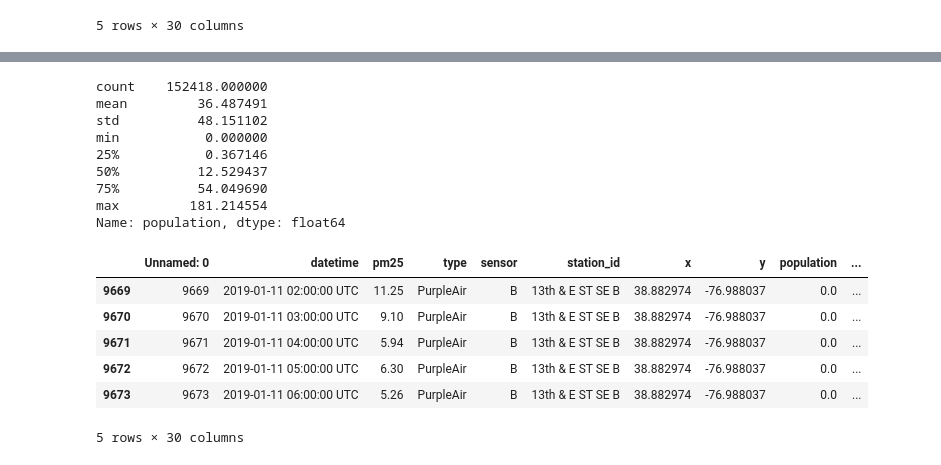
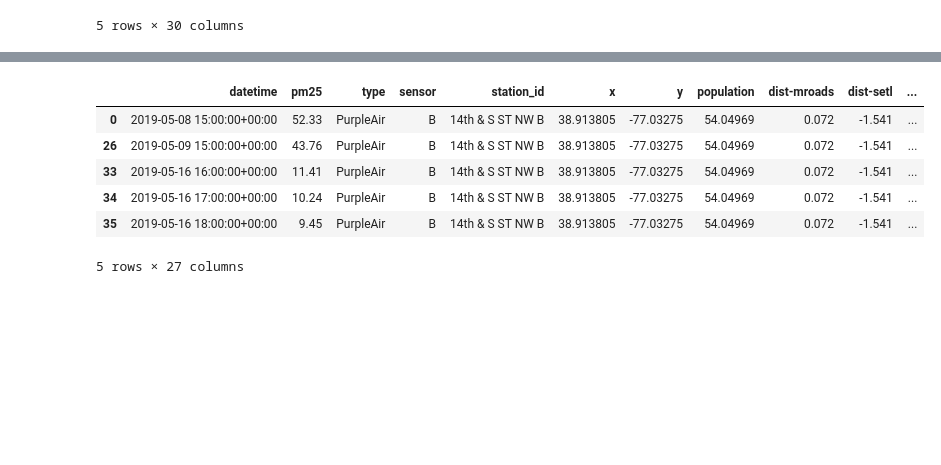
Before and after one commit to georgetown-analytics/Air-Pollution, a Jupyter notebook: data/Data extraction & wrangling.ipynb, the cells around one changed output, grey strips where cells are left out. Drawn from its saved outputs; the diff is of its cells as text; code cells hidden in the pictures; blank space fills up the shorter version.

Commit message:
AQI and cleaning

```diff
--- a/data/Data extraction & wrangling.ipynb
+++ b/data/Data extraction & wrangling.ipynb
@@ -336,0 +411,8 @@ df['VIS'] = data[0].str.lstrip('0')
+# %%
+df_filter = (df.pm25 > 1) & (df.pm25 < 500)
+print("{} records - {} outliers = {} valid records".format(len(df), len(df) - len(df[df_filter]), len(df[df_filter])))
+df_clean = df[df_filter]
+df_clean = df_clean.drop_duplicates(subset=['station_id', 'datetime', 'sensor', 'x', 'y'])
+df_clean=df_clean.drop([ "date", "datehour", "24hr", "Unnamed: 0"], axis=1)
+print(len(df_clean))
+df_clean.columns
@@ -337 +427,26 @@ df['VIS'] = data[0].str.lstrip('0')
+# %%
+#@todo COMPUTE real PM25
+
+#help of
+#https://stackoverflow.com/questions/36969174/pandas-average-value-for-the-past-n-days
+#https://pandas.pydata.org/pandas-docs/stable/reference/api/pandas.Series.rolling.html
+#https://stackoverflow.com/questions/56942713/calculating-rolling-mean-of-15-minutes-8-hours-and-24-hours-using-python
+
+df_clean["datetime"] = pd.to_datetime(df_clean["datetime"])
+df_clean_st = df_clean.groupby('station_id').apply(lambda x: x.set_index('datetime').resample('24H').first())
+df_AQI = df_clean_st.groupby(level=0)['pm25'].apply(lambda x: x.shift().rolling(min_periods=1,window=1).mean()).reset_index(name='PM25_average24hours')
+# %%
+df_clean["AQI_class"] = df_clean["pm25"]
+df_clean["AQI_VALUE"] = df_clean["pm25"]
+df_clean["AQI_class"] = df_clean["AQI_class"].apply(lambda x: getInstentaneousAQIClass(x)[0])
+df_clean["AQI_VALUE"] = df_clean["AQI_VALUE"].apply(lambda x: getInstentaneousAQIClass(x)[1])
+df_clean.head()
+# %% [output]
+|  | datetime | pm25 | type | sensor | station_id | x | y | population | dist-mroads | dist-setl | ... |
+| 0 | 2019-05-08 15:00:00+00:00 | 52.33 | PurpleAir | B | 14th & S ST NW B | 38.913805 | -77.03275 | 54.04969 | 0.072 | -1.541 | ... |
+| 26 | 2019-05-09 15:00:00+00:00 | 43.76 | PurpleAir | B | 14th & S ST NW B | 38.913805 | -77.03275 | 54.04969 | 0.072 | -1.541 | ... |
+| 33 | 2019-05-16 16:00:00+00:00 | 11.41 | PurpleAir | B | 14th & S ST NW B | 38.913805 | -77.03275 | 54.04969 | 0.072 | -1.541 | ... |
+| 34 | 2019-05-16 17:00:00+00:00 | 10.24 | PurpleAir | B | 14th & S ST NW B | 38.913805 | -77.03275 | 54.04969 | 0.072 | -1.541 | ... |
+| 35 | 2019-05-16 18:00:00+00:00 | 9.45 | PurpleAir | B | 14th & S ST NW B | 38.913805 | -77.03275 | 54.04969 | 0.072 | -1.541 | ... |
+5 rows × 27 columns
 # %%
@@ -339,23 +454,0 @@ df.to_csv("bigtable.csv", index=False)
-# %%
-df["population"].describe()
-#df[df["population"] == None].head()
-# %% [output]
-count    152418.000000
-mean         36.487491
-std          48.151102
-min           0.000000
-25%           0.367146
-50%          12.529437
-75%          54.049690
-max         181.214554
-Name: population, dtype: float64
-# %%
-df[df["population"] == 0].head()
-# %% [output]
-|  | Unnamed: 0 | datetime | pm25 | type | sensor | station_id | x | y | population | ... |
-| 9669 | 9669 | 2019-01-11 02:00:00 UTC | 11.25 | PurpleAir | B | 13th & E ST SE B | 38.882974 | -76.988037 | 0.0 | ... |
-| 9670 | 9670 | 2019-01-11 03:00:00 UTC | 9.10 | PurpleAir | B | 13th & E ST SE B | 38.882974 | -76.988037 | 0.0 | ... |
-| 9671 | 9671 | 2019-01-11 04:00:00 UTC | 5.94 | PurpleAir | B | 13th & E ST SE B | 38.882974 | -76.988037 | 0.0 | ... |
-| 9672 | 9672 | 2019-01-11 05:00:00 UTC | 6.30 | PurpleAir | B | 13th & E ST SE B | 38.882974 | -76.988037 | 0.0 | ... |
-| 9673 | 9673 | 2019-01-11 06:00:00 UTC | 5.26 | PurpleAir | B | 13th & E ST SE B | 38.882974 | -76.988037 | 0.0 | ... |
-5 rows × 30 columns
```
Also changed, not shown: parts of 4 cells of this notebook, 2 other files.
